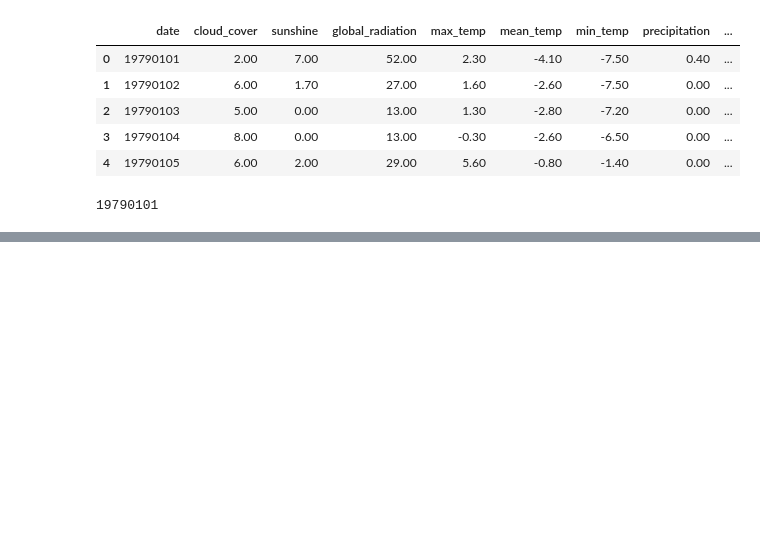
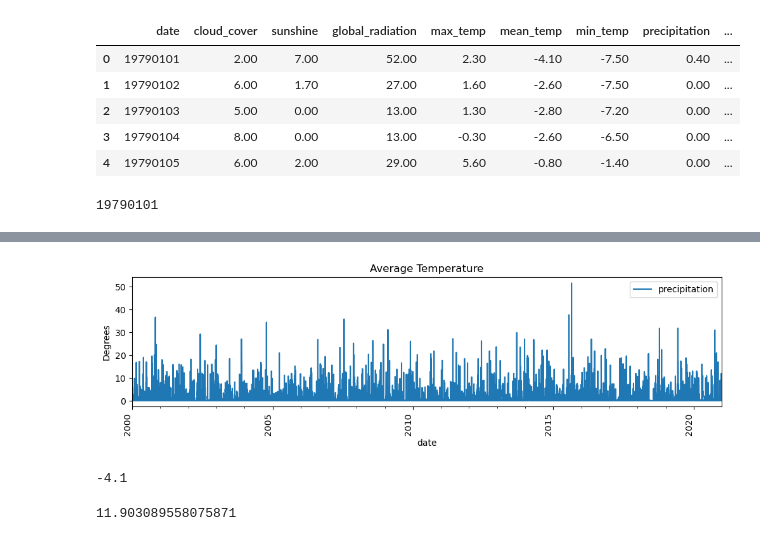
Before and after one commit to K-Pridge/TABLEAU-SARIMA-MODELS-PROJECT, a Jupyter notebook: Resampling_Datetime_Data.ipynb, the cells around one changed output, grey strips where cells are left out. Saved outputs shown, nothing was run; the diff lists cells and outputs as text; code cells hidden in the pictures; blank space fills up the shorter version.

```diff
--- a/Resampling_Datetime_Data.ipynb
+++ b/Resampling_Datetime_Data.ipynb
@@ -96,0 +273,32 @@ KeyError: '1980'
+# %%
+ax = plot_df.plot(figsize=(12,3))
+ax.set( title='Average Temperature',
+      ylabel='Degrees')
+
+# customize major ticks
+major_loc =  mdates.YearLocator(5)
+major_fmt = mdates.DateFormatter("%Y")
+
+ax.xaxis.set_major_locator(major_loc)
+ax.xaxis.set_major_formatter(major_fmt)
+
+
+# customize minor ticks
+minor_loc =  mdates.YearLocator(1)
+
+ax.xaxis.set_minor_locator(minor_loc)
+
+
+## Final xdate tweaks
+fig = ax.get_figure()
+fig.autofmt_xdate(which='major',rotation=90)
+# %% [output]
+[figure, added]
+# %%
+df['mean_temp'].min()
+# %% [output]
+-4.1
+# %%
+df['mean_temp'].mean()
+# %% [output]
+11.903089558075871
```
Also changed, not shown: parts of 21 cells of this notebook.
